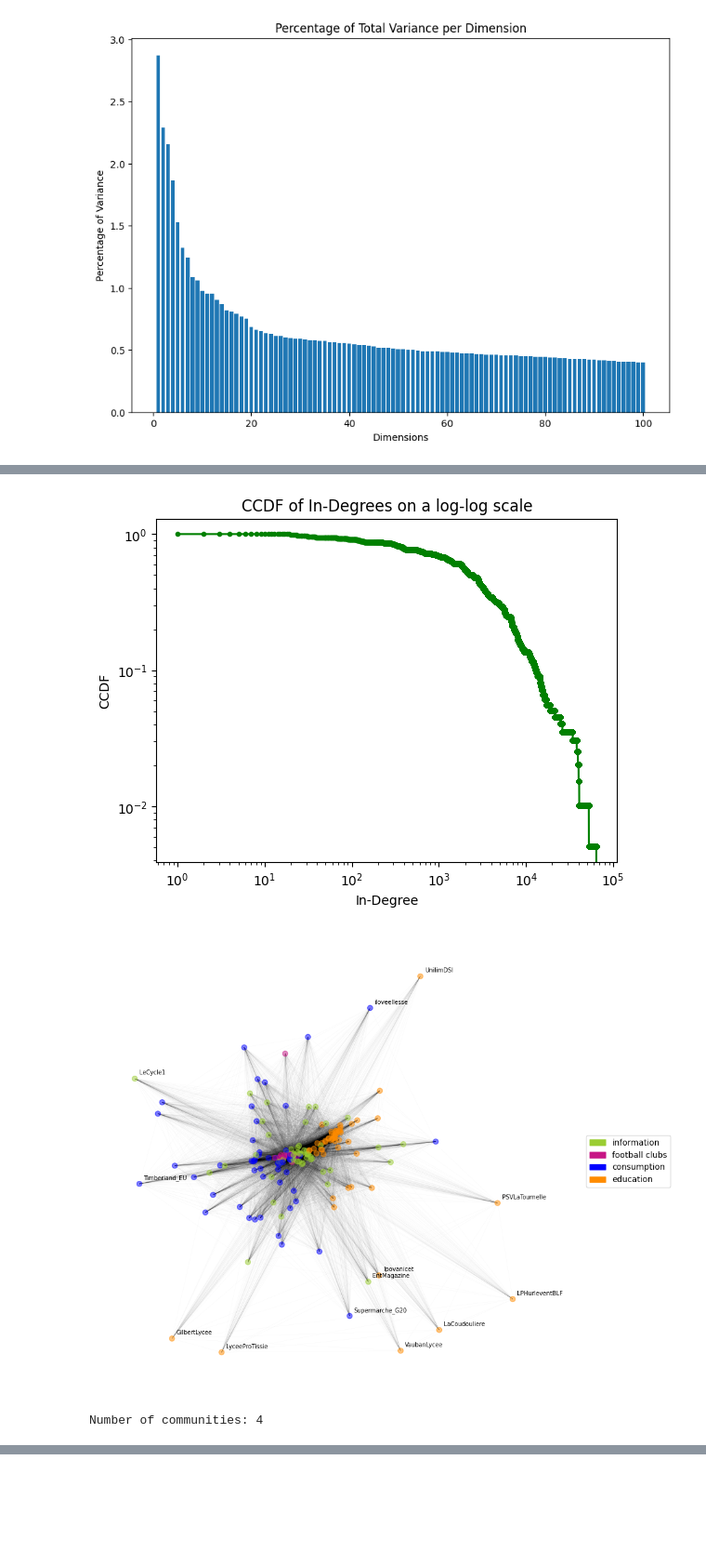
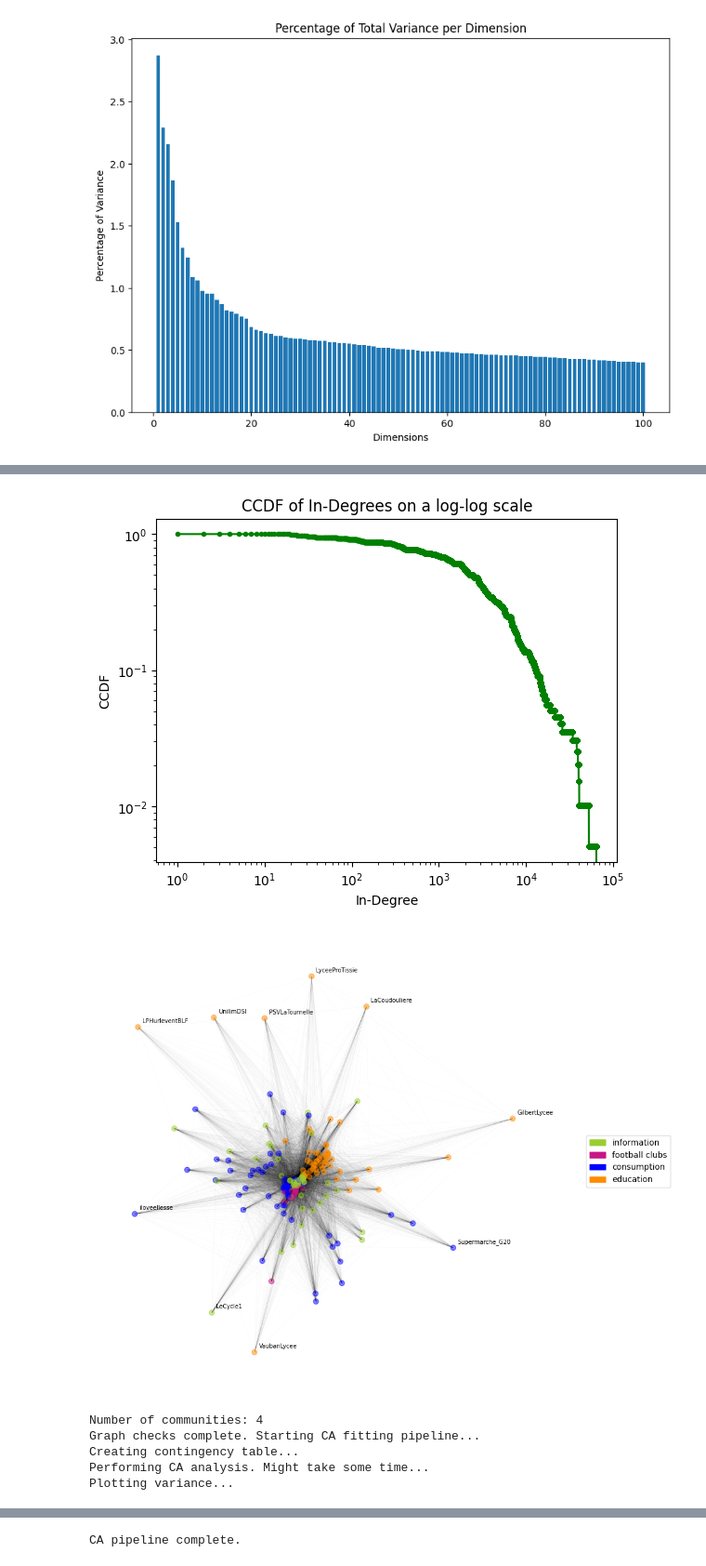
Before and after one commit to livtol99/Liv-Stage---FOCOS-Hand-Over, a Jupyter notebook: Code/Validation/CA_all_models.ipynb, the cells around one changed output, grey strips where cells are left out. Shown at 93% size. Drawn from its saved outputs; the diff is of its cells as text; code cells hidden in the pictures; blank space fills up the shorter version.

```diff
--- a/Code/Validation/CA_all_models.ipynb
+++ b/Code/Validation/CA_all_models.ipynb
@@ -274,6 +240,5 @@ importlib.reload(ca_pipeline)
 subset_name = 'm2'
 labeled = ca_pipeline.PipelineCorAnalysis(m2_df, subset_name)
 path = '/home/livtollanes/NewData/coordinates'
-# labeled.run_all(path)
-labeled.perform_graph_checks()
+labeled.run_all(path)
 # %% [output]
@@ -280,11 +246,15 @@ labeled.perform_graph_checks()
 Number of nodes: 115245
 Edge number is sane - matches the number of rows in the inputted edgelist
 Is the graph connected? True
 Number of weakly connected components: 1
 Size of largest weakly connected component: 115245
 Number of strongly connected components: 115245
 Size of largest strongly connected component: 1
 [figure]
 [figure]
-[figure, old version]
+[figure, new version]
 Number of communities: 4
+Graph checks complete. Starting CA fitting pipeline...
+Creating contingency table...
+Performing CA analysis. Might take some time...
+Plotting variance...
@@ -291,3 +262,4 @@ Number of communities: 4
+CA pipeline complete.
 # %%
 #m3
 importlib.reload(ca_pipeline)
```
Also changed, not shown: parts of 17 cells of this notebook.
